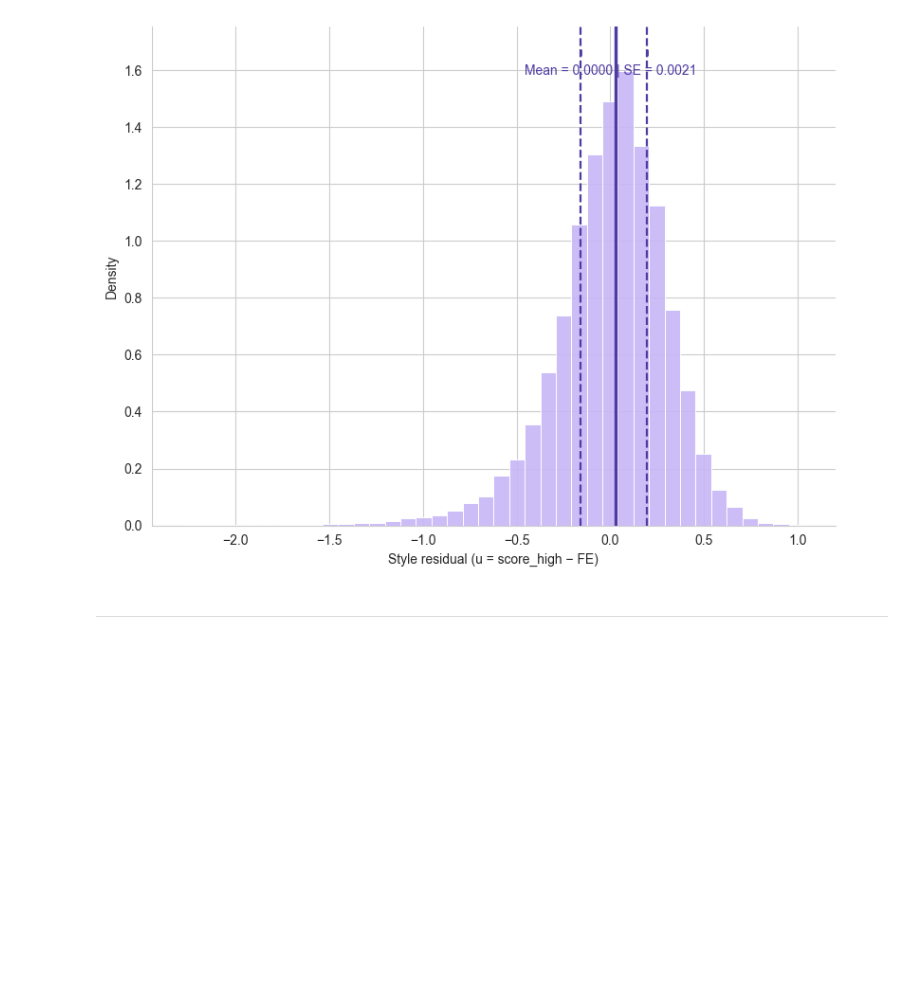
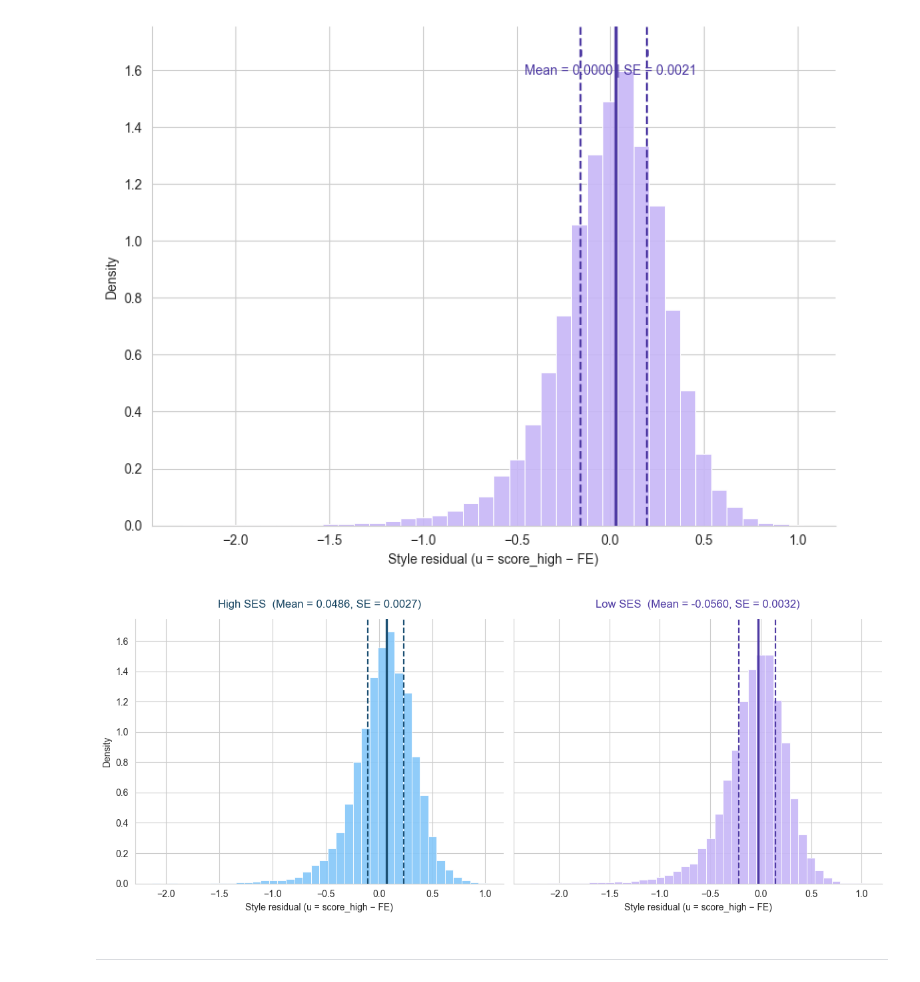
Before and after one commit to PedroPertusi/contentVsForm, a Jupyter notebook: src/images.ipynb, the cells around one changed output. Drawn from its saved outputs; the diff is of its cells as text; code cells hidden in the pictures; blank space fills up the shorter version.

```diff
--- a/src/images.ipynb
+++ b/src/images.ipynb
@@ -849,6 +885,81 @@ plt.savefig(f"{SAVE_DIR}style_distribution.png", dpi=300)
 plt.show()
 # %% [output]
 [figure]
+# %%
+# --- Data (original essays only) ---
+mask = (df_decomp["k"] == 0) & df_decomp["u"].notna()
+df_u = df_decomp.loc[mask, ["low_SES", "u"]].astype(float)
+
+# Split by SES
+u_high = df_u[df_u["low_SES"] == 0]["u"]
+u_low  = df_u[df_u["low_SES"] == 1]["u"]
+
+# --- Helper for summary stats ---
+def describe(x):
+    return {
+        "mean": x.mean(),
+        "se": x.std(ddof=1) / np.sqrt(len(x)),
+        "q1": np.percentile(x, 25),
+        "med": np.percentile(x, 50),
+        "q3": np.percentile(x, 75),
+    }
+
+stats_high = describe(u_high)
+stats_low  = describe(u_low)
+
+# --- Plot setup ---
+fig, axes = plt.subplots(1, 2, figsize=(12, 5), sharey=True)
+sns.set_style("whitegrid")
+
+# ---------- HIGH SES ----------
+sns.histplot(
+    u_high, bins=40, stat="density",
+    color="#84C7F9", edgecolor="white", linewidth=0.6, alpha=0.9, ax=axes[0]
+)
+yl = axes[0].get_ylim()
+for val, ls, lw in zip(
+    [stats_high["q1"], stats_high["med"], stats_high["q3"]],
+    ["--", "-", "--"],
+    [1.6, 2.4, 1.6],
+):
+    axes[0].axvline(val, color="#1B4F72", linestyle=ls, linewidth=lw, zorder=3)
+axes[0].set_title(
+    f"High SES  (Mean = {stats_high['mean']:.4f}, SE = {stats_high['se']:.4f})",
+    fontsize=12, color="#154360", pad=12
+)
+axes[0].set_xlabel("Style residual (u = score_high − FE)")
+axes[0].set_ylabel("Density")
+
+# ---------- LOW SES ----------
+sns.histplot(
+    u_low, bins=40, stat="density",
+    color="#C7B6F7", edgecolor="white", linewidth=0.6, alpha=0.9, ax=axes[1]
+)
+yl = axes[1].get_ylim()
+for val, ls, lw in zip(
+    [stats_low["q1"], stats_low["med"], stats_low["q3"]],
+    ["--", "-", "--"],
+    [1.6, 2.4, 1.6],
+):
+    axes[1].axvline(val, color="#4E3AA3", linestyle=ls, linewidth=lw, zorder=3)
+axes[1].set_title(
+    f"Low SES  (Mean = {stats_low['mean']:.4f}, SE = {stats_low['se']:.4f})",
+    fontsize=12, color="#4E3AA3", pad=12
+)
+axes[1].set_xlabel("Style residual (u = score_high − FE)")
+axes[1].set_ylabel("")
+
+# --- Style ---
+for ax in axes:
+    sns.despine(ax=ax)
+    ax.axhline(0, color="gray", lw=0.5)
+
+# fig.suptitle("Distribution of Style Residuals (u) by SES Group", fontsize=14, y=1.04)
+plt.tight_layout()
+plt.savefig(f"{SAVE_DIR}style_distribution_by_SES_dual.png", dpi=300, bbox_inches="tight")
+plt.show()
+# %% [output]
+[figure, added]
 # %% [markdown]
 ---
 # %% [markdown]
```
Also changed, not shown: parts of 17 cells of this notebook, 6 other files.
